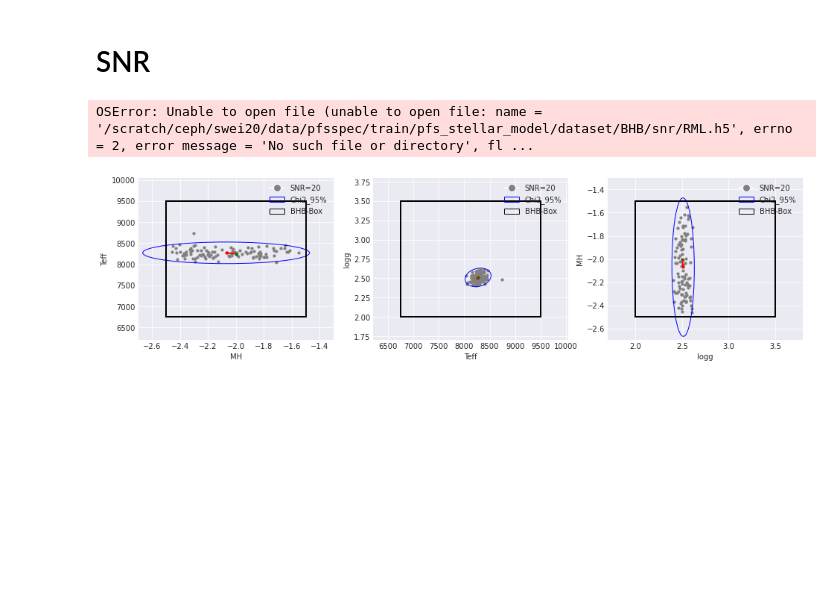
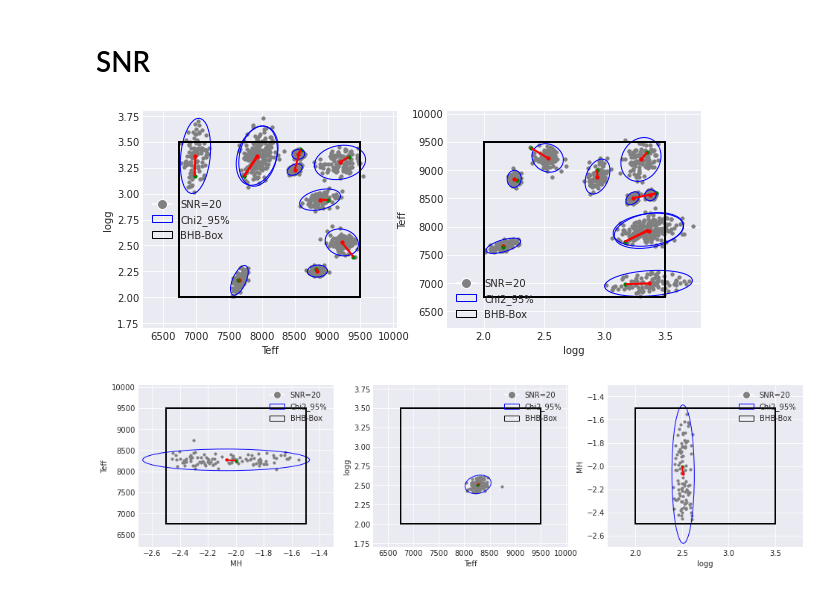
Before and after one commit to ViskaWei/LV, a Jupyter notebook: nb/dnn_2d.ipynb, the cells around one changed output. Cells and saved outputs as stored; diff of their text form; code cells hidden in the pictures; blank space fills up the shorter version.

```diff
--- a/nb/dnn_2d.ipynb
+++ b/nb/dnn_2d.ipynb
@@ -100,10 +72,9 @@ d.plot_box_R0_R1(R0,R0, data=d.p_tests[R0], n_box=0.2)
 [figure]
 # %% [markdown]
 # SNR
+# %%
+d.dwW={"RML": ["mr", "RedM", "RML"], "BL": ["b", "Blue","BL"], "NL": ["nir", "NIR", "NL"]}
 # %%
 R0="B"
+W="RedM"
 d.load_dSN_W(W, R0)
-# %% [output]
-OSError: Unable to open file (unable to open file: name = '/scratch/ceph/swei20/data/pfsspec/train/pfs_stellar_model/dataset/BHB/snr/RML.h5', errno = 2, error message = 'No such file or directory', fl ...
-# %%
-d.dSN={}
@@ -109,0 +85,4 @@ d.dSN={}
+# %%
+d.eval_snr(R0, snr=20)
+# %% [output]
+[figure, added]
```
Also changed, not shown: parts of 12 cells of this notebook, 4 other files.
